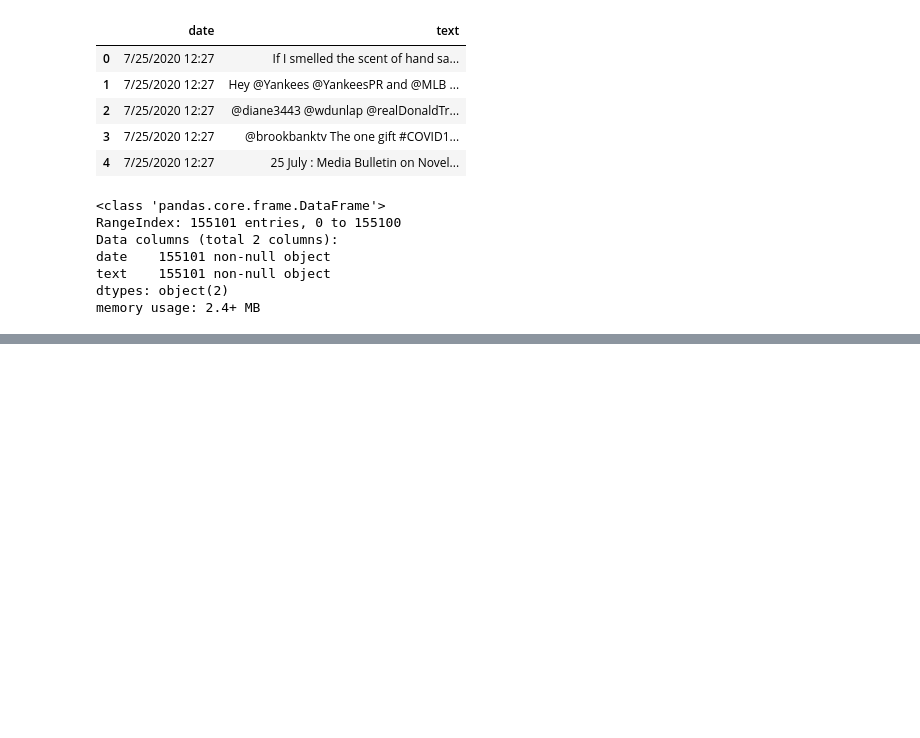
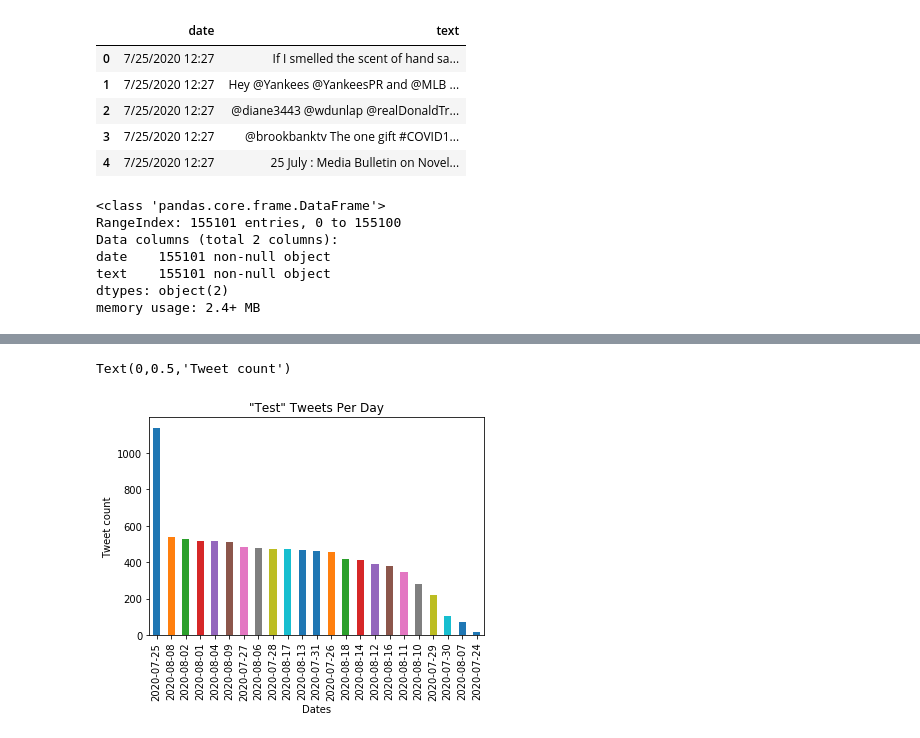
Before and after one commit to Kirthi-Raman/CovidTweetAnalysis, a Jupyter notebook: CovidTweetAnalysis.ipynb, the cells around one changed output, grey strips where cells are left out. Saved outputs shown, nothing was run; the diff lists cells and outputs as text; code cells hidden in the pictures; blank space fills up the shorter version.

```diff
--- a/CovidTweetAnalysis.ipynb
+++ b/CovidTweetAnalysis.ipynb
@@ -65,0 +169,4 @@ memory usage: 2.4+ MB
+# %%
+# Extract only the date from the 'date' column by removing the time details
+yes_test.date = yes_test.date.apply(lambda x : x.rsplit(maxsplit = len(x.split())-1)[0])
+yes_test.head()
@@ -65,0 +185,8 @@ memory usage: 2.4+ MB
+# %%
+yes_test.date.value_counts().plot(kind='bar')
+plt.title('"Test" Tweets Per Day')
+plt.xlabel('Dates')
+plt.ylabel('Tweet count')
+# %% [output]
+Text(0,0.5,'Tweet count')
+[figure, added]
```
Also changed, not shown: parts of 17 cells of this notebook.
